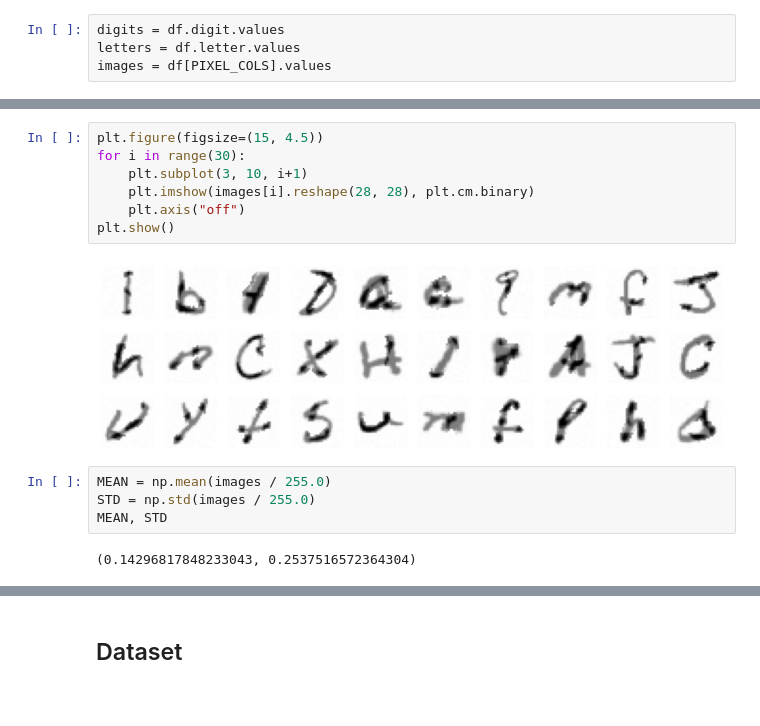
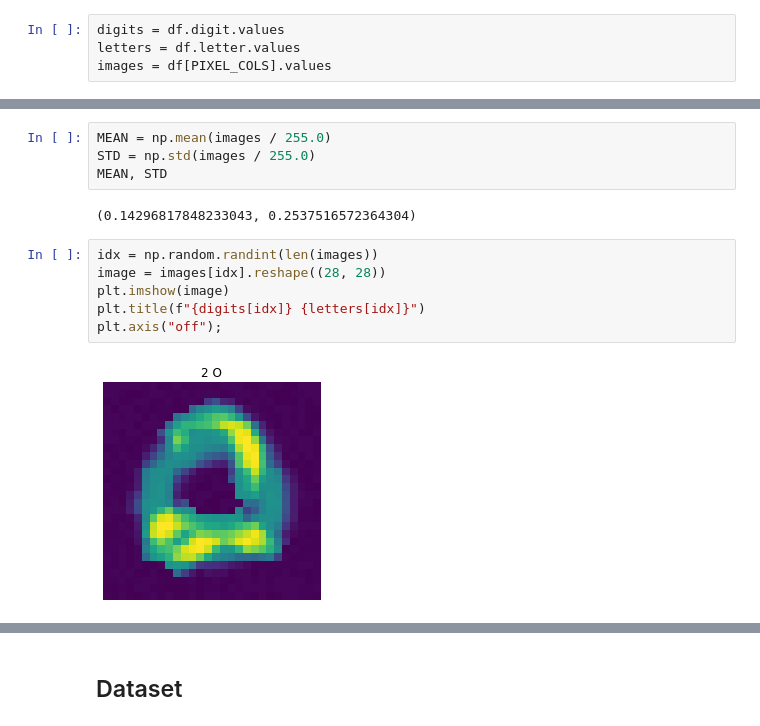
Before and after one commit to giwankim/emnist, a Jupyter notebook: notebooks/01-baseline.ipynb, the cells around one changed output, grey strips where cells are left out. Saved outputs shown, nothing was run; the diff lists cells and outputs as text; blank space fills up the shorter version.

```diff
--- a/notebooks/01-baseline.ipynb
+++ b/notebooks/01-baseline.ipynb
@@ -50,15 +43,14 @@ plt.axis("off");
-# %%
-plt.figure(figsize=(15, 4.5))
-for i in range(30):
-    plt.subplot(3, 10, i+1)
-    plt.imshow(images[i].reshape(28, 28), plt.cm.binary)
-    plt.axis("off")
-plt.show()
-# %% [output]
-[figure, removed]
 # %%
 MEAN = np.mean(images / 255.0)
 STD = np.std(images / 255.0)
 MEAN, STD
 # %% [output]
 (0.14296817848233043, 0.2537516572364304)
+# %%
+idx = np.random.randint(len(images))
+image = images[idx].reshape((28, 28))
+plt.imshow(image)
+plt.title(f"{digits[idx]} {letters[idx]}")
+plt.axis("off");
+# %% [output]
+[figure, added]
```
Also changed, not shown: parts of 16 cells of this notebook.
